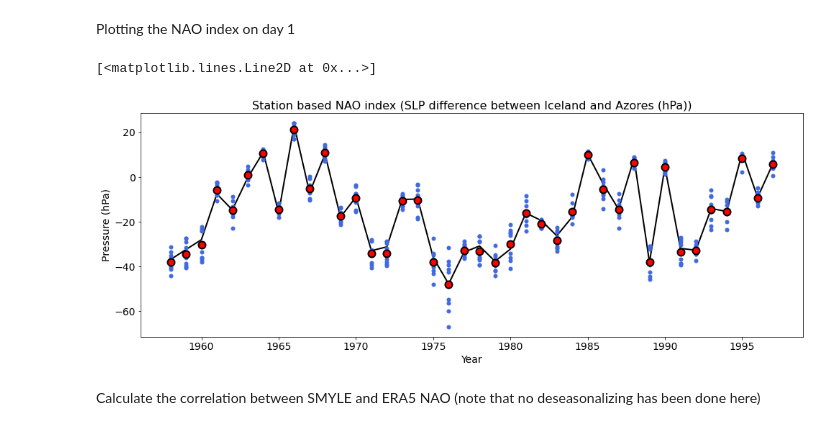
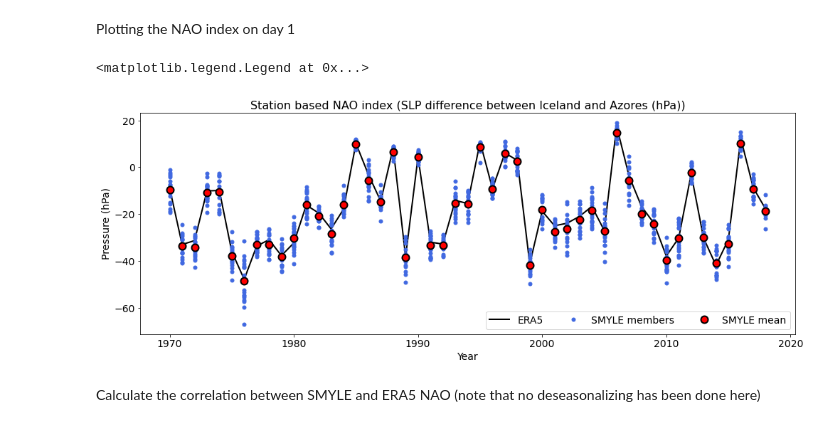
Before and after one commit to NCAR/SMYLE-analysis, a Jupyter notebook: notebooks/NAOdaily_check.ipynb, the cells around one changed output. Drawn from its saved outputs; the diff is of its cells as text; code cells hidden in the pictures.

Commit message:
Updating check on daily NAO to use 20 members and 1970-2018

```diff
--- a/notebooks/NAOdaily_check.ipynb
+++ b/notebooks/NAOdaily_check.ipynb
@@ -20,10 +20,10 @@ Setting up the parameters for analysis
 - topdir = the base directory of the SMYLE data
 - expname = the experiment name
 # %%
-ystart = 1958 ; yend = 1997 ; nyears=yend-ystart+1
+ystart = 1970 ; yend = 2018 ; nyears=yend-ystart+1
 domain = "atm" ; freq = "day_1" ; var = "PSL"
 initmon = 11
-nmems = 10
+nmems = 20
 memstr = [str(i).zfill(3) for i in np.arange(1,nmems+1,1)]
 topdir="/glade/campaign/cesm/development/espwg/SMYLE/archive/"
 expname="b.e21.BSMYLE.f09_g17"
@@ -97,7 +124,7 @@ for iyear in np.arange(ystart,yend+1,1):
     if (iyear == ystart):
         ntime = reykpsltemp.time.size
         nao_smyle = xr.DataArray(np.zeros([nyears,nmems,ntime]),
-                                 coords = [np.arange(ystart,yend+1,1), np.arange(1,10+1,1), dat.time], dims=['init_year','member','time'], name='nao_smyle')
+                                 coords = [np.arange(ystart,yend+1,1), np.arange(1,nmems+1,1), dat.time], dims=['init_year','member','time'], name='nao_smyle')
 
     # Fill NAO output array
     nao_smyle[iyear-ystart,:,:] = np.array(reykpsltemp.PSL) - np.array(azorepsltemp.PSL)
@@ -140,22 +203,30 @@ Plotting the NAO index on day 1
 # %%
 # plot day 1
 fig = plt.figure(figsize=(16,16))
 plt.rcParams['font.size'] = '14'
 
 ax = fig.add_axes([0.1,0.7,0.8,0.27])
 ax.plot(nao_era5.init_year,nao_era5.isel(time=0)/100., linewidth=2, color='black', label="ERA5")
 ax.set_title('Station based NAO index (SLP difference between Iceland and Azores (hPa))', fontsize=16)
 ax.set_ylabel('Pressure (hPa)')
 ax.set_xlabel('Year')
 nao_smyle_em = nao_smyle.mean(dim="member").isel(time=0)/100.
 nao_smyle_members = nao_smyle.isel(time=0)/100.
 
 for imem in nao_smyle_members.member:
-    ax.plot(nao_smyle_members.init_year, nao_smyle_members.sel(member=imem),"o", markersize=5, markerfacecolor='royalblue', markeredgecolor='royalblue')
-ax.plot(nao_smyle_em.init_year,nao_smyle_em,"o", markersize=10, markerfacecolor='red',markeredgecolor='black', markeredgewidth=2)
+    if (imem == nao_smyle_members.member[0]):
+        ax.plot(nao_smyle_members.init_year, nao_smyle_members.sel(member=imem),"o",
+                markersize=5, markerfacecolor='royalblue', markeredgecolor='royalblue', label="SMYLE members")
+    else:
+        ax.plot(nao_smyle_members.init_year, nao_smyle_members.sel(member=imem),"o",
+                markersize=5, markerfacecolor='royalblue', markeredgecolor='royalblue')
+
+ax.plot(nao_smyle_em.init_year,nao_smyle_em,"o", markersize=10, markerfacecolor='red',markeredgecolor='black', markeredgewidth=2, label="SMYLE mean")
+
+ax.legend(loc='lower right', ncol =3)
 # %% [output]
-[<matplotlib.lines.Line2D at 0x...>]
+<matplotlib.legend.Legend at 0x...>
-[figure, old version]
+[figure, new version]
 # %% [markdown]
 Calculate the correlation between SMYLE and ERA5 NAO (note that no deseasonalizing has been done here)
 # %%
```
Also changed, not shown: parts of 7 cells of this notebook.
